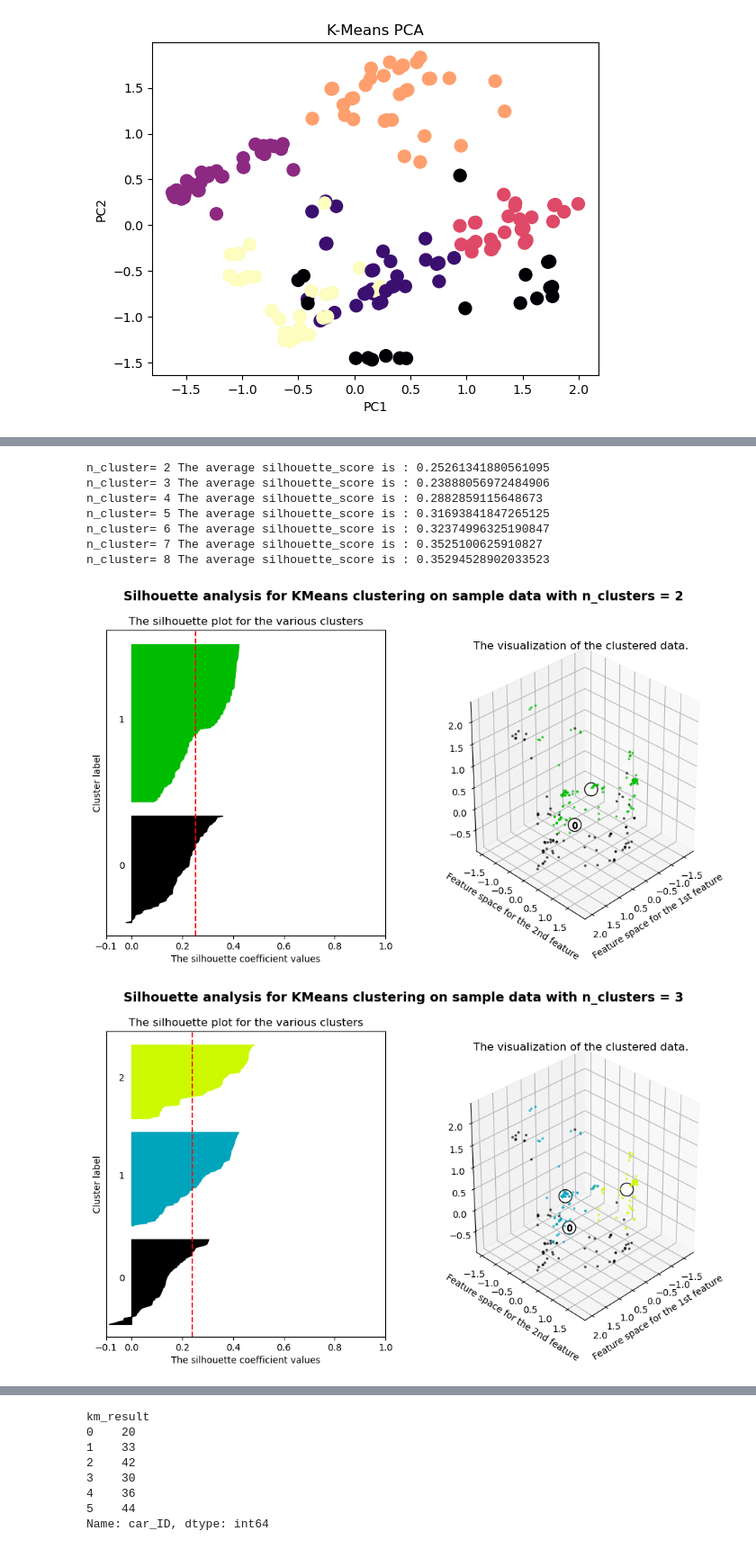
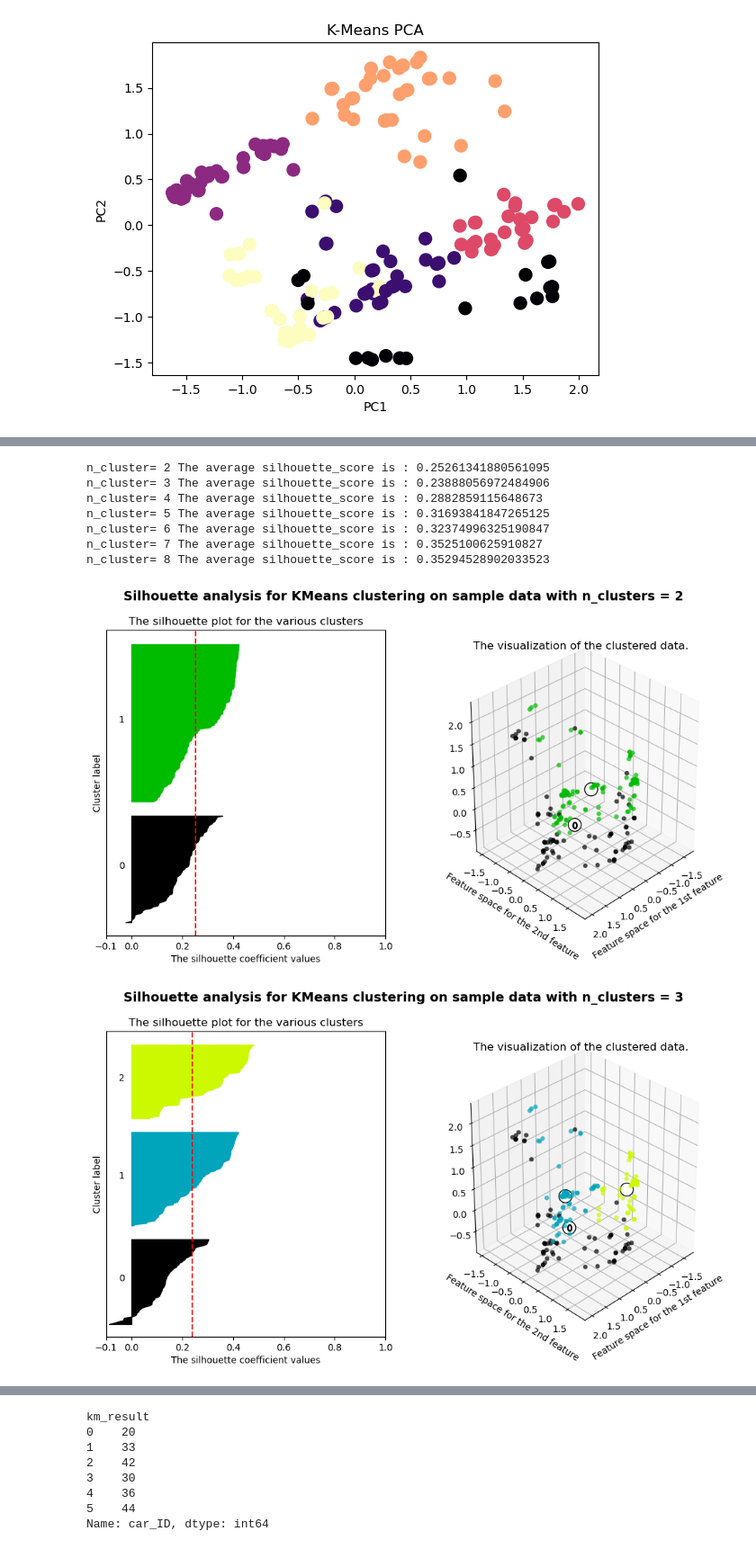
Before and after one commit to unicorn-yh/Deep-Learning-Mindspore, a Jupyter notebook: Car Clustering/car.ipynb, the cells around one changed output, grey strips where cells are left out. Shown at 90% size. Cells and saved outputs as stored; diff of their text form; code cells hidden in the pictures.

```diff
--- a/Car Clustering/car.ipynb
+++ b/Car Clustering/car.ipynb
@@ -376,33 +376,33 @@ for n_clusters in range(2,9):
         ax1.text(-0.05,y_ax_lower+0.5*cluster_i,str(i))
         y_ax_lower=y_ax_upper+10
     ax1.set_title('The silhouette plot for the various clusters')
     ax1.set_xlabel('The silhouette coefficient values')
     ax1.set_ylabel('Cluster label')
     ax1.axvline(x=silhouette_avg,color='red',linestyle='--')
     ax1.set_yticks([])
     ax1.set_xticks([-0.1,0,0.2,0.4,0.6,0.8,1.0])
 
     colors=cm.nipy_spectral(y_km.astype(float)/n_clusters)
-    ax2.scatter(features3[:,0],features3[:,1],features3[:,2],marker='.',s=30,lw=0,alpha=0.7,c=colors,edgecolor='k')
+    ax2.scatter(features3[:,0],features3[:,1],features3[:,2],marker='.',s=100,lw=0,alpha=0.7,c=colors,edgecolor='k')
     centers=km.cluster_centers_
     ax2.scatter(centers[:,0],centers[:,1],centers[:,2],marker='o',c='white',alpha=1,s=200,edgecolor='k')
     for i,c in enumerate(centers):
         ax2.scatter(c[0],c[1],c[2],marker='$%d$' % i,alpha=1,s=50,edgecolor='k')
     ax2.set_title("The visualization of the clustered data.")
     ax2.set_xlabel("Feature space for the 1st feature")
     ax2.set_ylabel("Feature space for the 2nd feature")
     ax2.view_init(30,45)
 
     plt.suptitle(("Silhouette analysis for KMeans clustering on sample data "
                   "with n_clusters = %d" % n_clusters), fontsize=14, fontweight='bold')
 plt.show()
 # %% [output]
 n_cluster= 2 The average silhouette_score is : 0.25261341880561095
 n_cluster= 3 The average silhouette_score is : 0.23888056972484906
 n_cluster= 4 The average silhouette_score is : 0.2882859115648673
 n_cluster= 5 The average silhouette_score is : 0.31693841847265125
 n_cluster= 6 The average silhouette_score is : 0.32374996325190847
 n_cluster= 7 The average silhouette_score is : 0.3525100625910827
 n_cluster= 8 The average silhouette_score is : 0.35294528902033523
-[figure, old version]
+[figure, new version]
-[figure, old version]
+[figure, new version]
```
Also changed, not shown: parts of 16 cells of this notebook.
